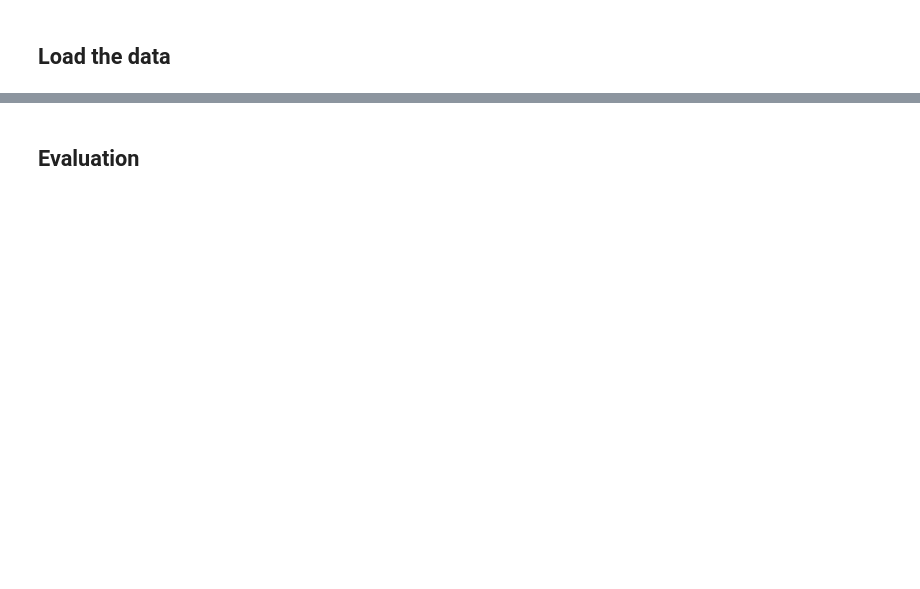
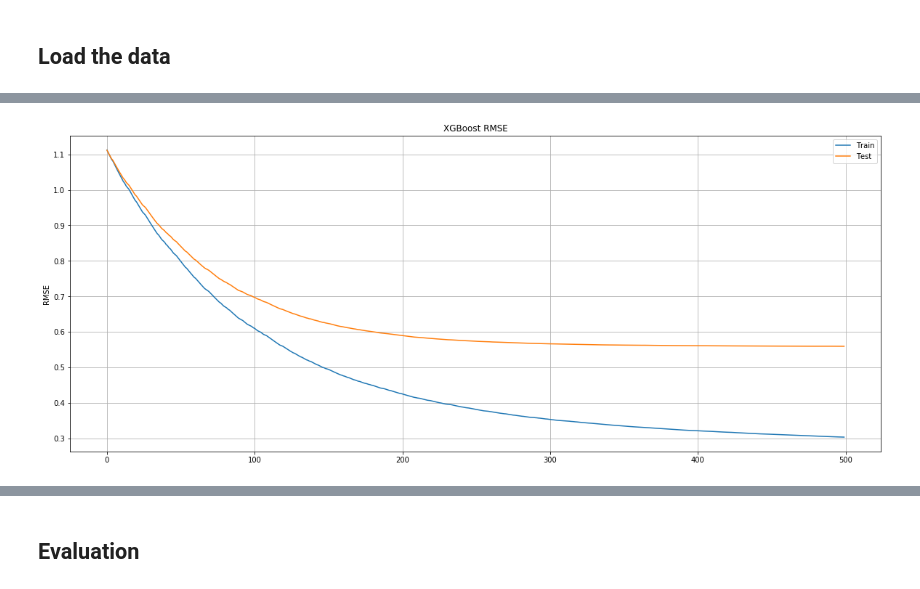
Before and after one commit to m-salewski/data-modeling-protocol, a Jupyter notebook: notebooks/modeling/sberbank_russian_housing__xgb_grid_search.ipynb, the cells around one changed output, grey strips where cells are left out. Cells and saved outputs as stored; diff of their text form; code cells hidden in the pictures; blank space fills up the shorter version.

```diff
--- a/notebooks/modeling/sberbank_russian_housing__xgb_grid_search.ipynb
+++ b/notebooks/modeling/sberbank_russian_housing__xgb_grid_search.ipynb
@@ -879,0 +218,6 @@ predictions = model.predict(test)
+# %%
+param_grid = {
+    'n_estimators' : n_estimators,
+    "max_depth" : [2, 4, 6, 8],
+    "eta" : learning_rate,
+    }
@@ -879,0 +363,14 @@ predictions = model.predict(test)
+# %%
+model_best = xgb.XGBRegressor(base_score=0.5, booster=None, colsample_bylevel=1,
+             colsample_bynode=1, colsample_bytree=0.7, eta=0.01,
+             eval_metric='rmse', gamma=0, gpu_id=-1, importance_type='gain',
+             interaction_constraints=None, learning_rate=0.00999999978,
+             max_delta_step=0, max_depth=8, min_child_weight=1.0,
+             monotone_constraints=None, n_estimators=500, n_jobs=0,
+             num_parallel_tree=1, objective='reg:squarederror', random_state=0,
+             reg_alpha=0, reg_lambda=1, scale_pos_weight=1, silent=1,
+             subsample=0.7, tree_method=None, validate_parameters=False,
+             verbosity=None)
+
+#best_params = search.best_estimator_.get_xgb_params
+best_params = model_best.get_xgb_params
@@ -879,0 +412,21 @@ predictions = model.predict(test)
+# %%
+# make predictions for test data
+predictions = model_best.predict(X_test)
+# evaluate predictions
+#accuracy = accuracy_score(y_test, predictions)
+#print("Accuracy: %.2f%%" % (accuracy * 100.0))
+# retrieve performance metrics
+results = model_best.evals_result()
+epochs = len(results['validation_0']['rmse'])
+x_axis = range(0, epochs)
+# plot RMSE
+fig, ax = plt.subplots(figsize=[20,8])
+ax.plot(x_axis, results['validation_0']['rmse'], label='Train')
+ax.plot(x_axis, results['validation_1']['rmse'], label='Test')
+ax.legend()
+plt.ylabel('RMSE')
+plt.title('XGBoost RMSE')
+#plt.show()
+plt.grid()
+# %% [output]
+[figure, added]
```
Also changed, not shown: parts of 332 cells of this notebook.
